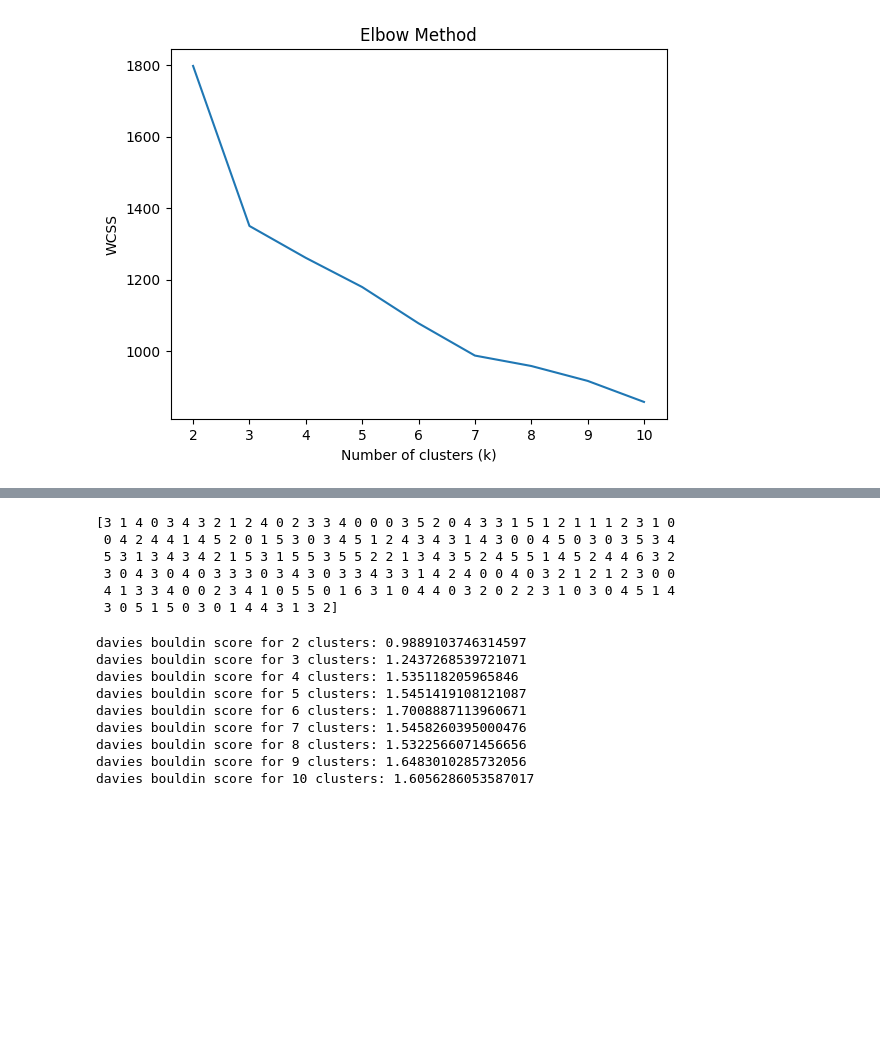
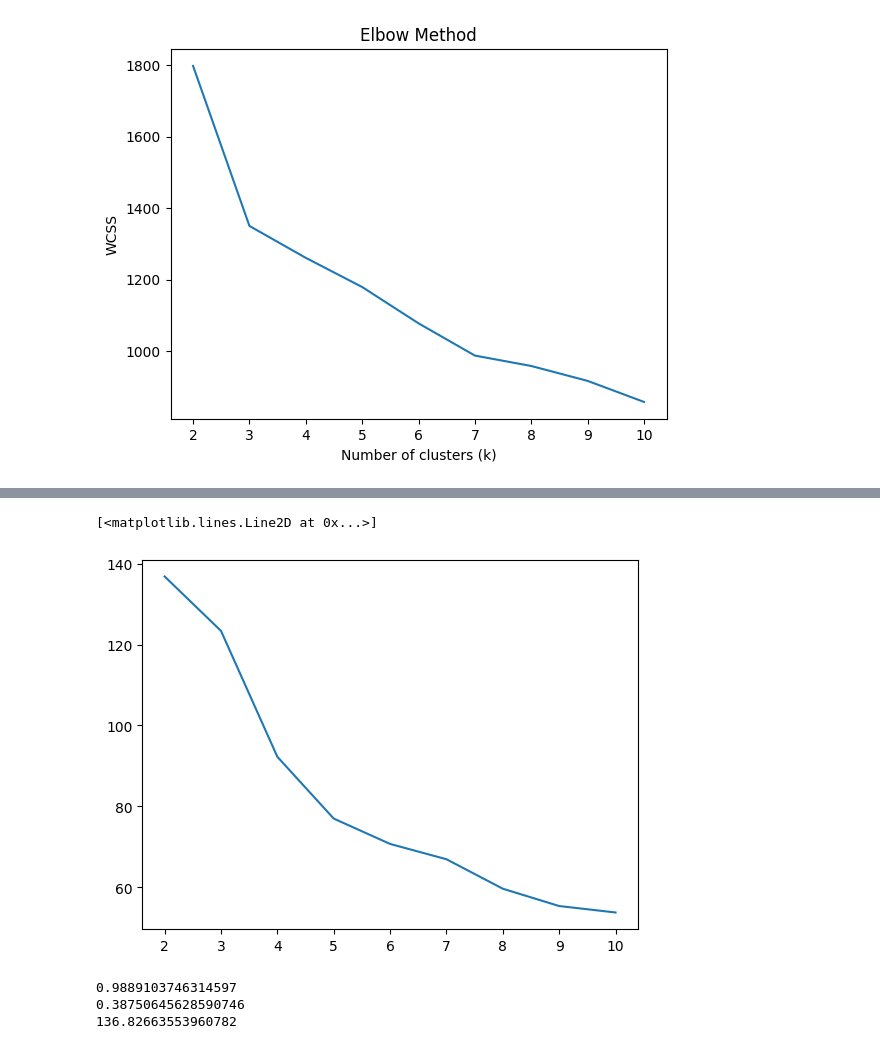
Before and after one commit to Harsh18999/Zeotap_Data_Science_Assignment, a Jupyter notebook: Harsh_Kumar_Clustering.ipynb, the cells around one changed output, grey strips where cells are left out. Cells and saved outputs as stored; diff of their text form; code cells hidden in the pictures; blank space fills up the shorter version.

```diff
--- a/Harsh_Kumar_Clustering.ipynb
+++ b/Harsh_Kumar_Clustering.ipynb
@@ -166,33 +195,29 @@ plt.show()
+# %%
+from sklearn.metrics import calinski_harabasz_score
+
+ch_scores = []
+for i in range(2, 11):
+  model = KMeans(n_clusters=i, random_state=42)
+  model.fit(processed_data)
+  labels = model.labels_
+  ch_scores.append(calinski_harabasz_score(processed_data, labels))
+
+plt.plot(range(2, 11), ch_scores)
+# %% [output]
+[<matplotlib.lines.Line2D at 0x...>]
+[figure, added]
 # %%
 from sklearn.cluster import KMeans
 
-model = KMeans(n_clusters=7, random_state=42)
+model = KMeans(n_clusters=2, random_state=42)
 model.fit(processed_data)
 
 labels = model.labels_
-print(labels)
+
+print(davies_bouldin_score(processed_data, labels))
+print(silhouette_score(processed_data, labels))
+print(calinski_harabasz_score(processed_data, labels))
 # %% [output]
-[3 1 4 0 3 4 3 2 1 2 4 0 2 3 3 4 0 0 0 3 5 2 0 4 3 3 1 5 1 2 1 1 1 2 3 1 0
- 0 4 2 4 4 1 4 5 2 0 1 5 3 0 3 4 5 1 2 4 3 4 3 1 4 3 0 0 4 5 0 3 0 3 5 3 4
- 5 3 1 3 4 3 4 2 1 5 3 1 5 5 3 5 5 2 2 1 3 4 3 5 2 4 5 5 1 4 5 2 4 4 6 3 2
- 3 0 4 3 0 4 0 3 3 3 0 3 4 3 0 3 3 4 3 3 1 4 2 4 0 0 4 0 3 2 1 2 1 2 3 0 0
- 4 1 3 3 4 0 0 2 3 4 1 0 5 5 0 1 6 3 1 0 4 4 0 3 2 0 2 2 3 1 0 3 0 4 5 1 4
- 3 0 5 1 5 0 3 0 1 4 4 3 1 3 2]
+0.9889103746314597
+0.38750645628590746
+136.82663553960782
-# %%
-from sklearn.metrics import davies_bouldin_score
-
-for i in range(2, 11):
-  model = KMeans(n_clusters=i, random_state=42)
-  model.fit(processed_data)
-  labels = model.labels_
-  print(f'davies bouldin score for {i} clusters: {davies_bouldin_score(processed_data, labels)}')
-# %% [output]
-davies bouldin score for 2 clusters: 0.9889103746314597
-davies bouldin score for 3 clusters: 1.2437268539721071
-davies bouldin score for 4 clusters: 1.535118205965846
-davies bouldin score for 5 clusters: 1.5451419108121087
-davies bouldin score for 6 clusters: 1.7008887113960671
-davies bouldin score for 7 clusters: 1.5458260395000476
-davies bouldin score for 8 clusters: 1.5322566071456656
-davies bouldin score for 9 clusters: 1.6483010285732056
-davies bouldin score for 10 clusters: 1.6056286053587017
```
Also changed, not shown: parts of 3 cells of this notebook.
